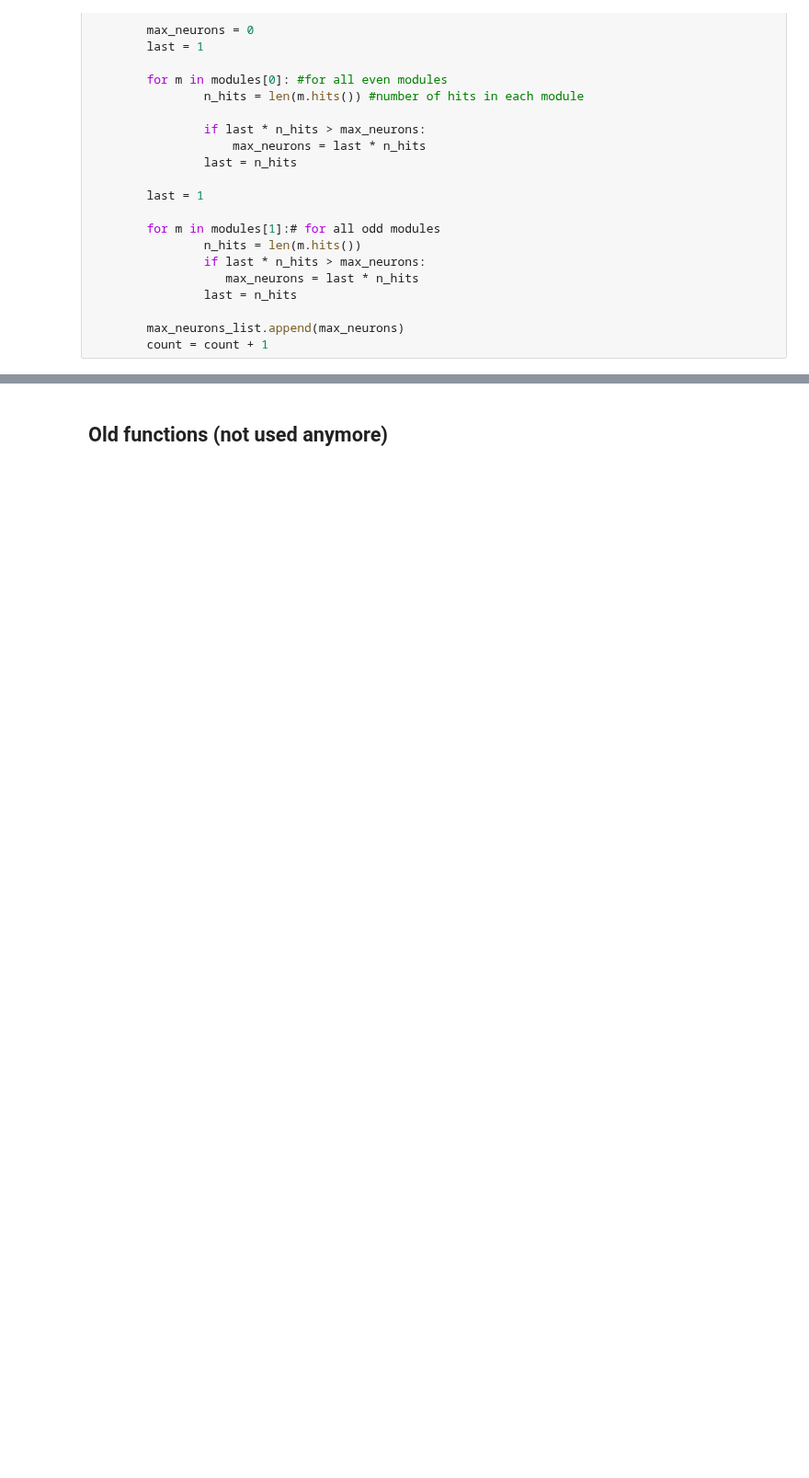
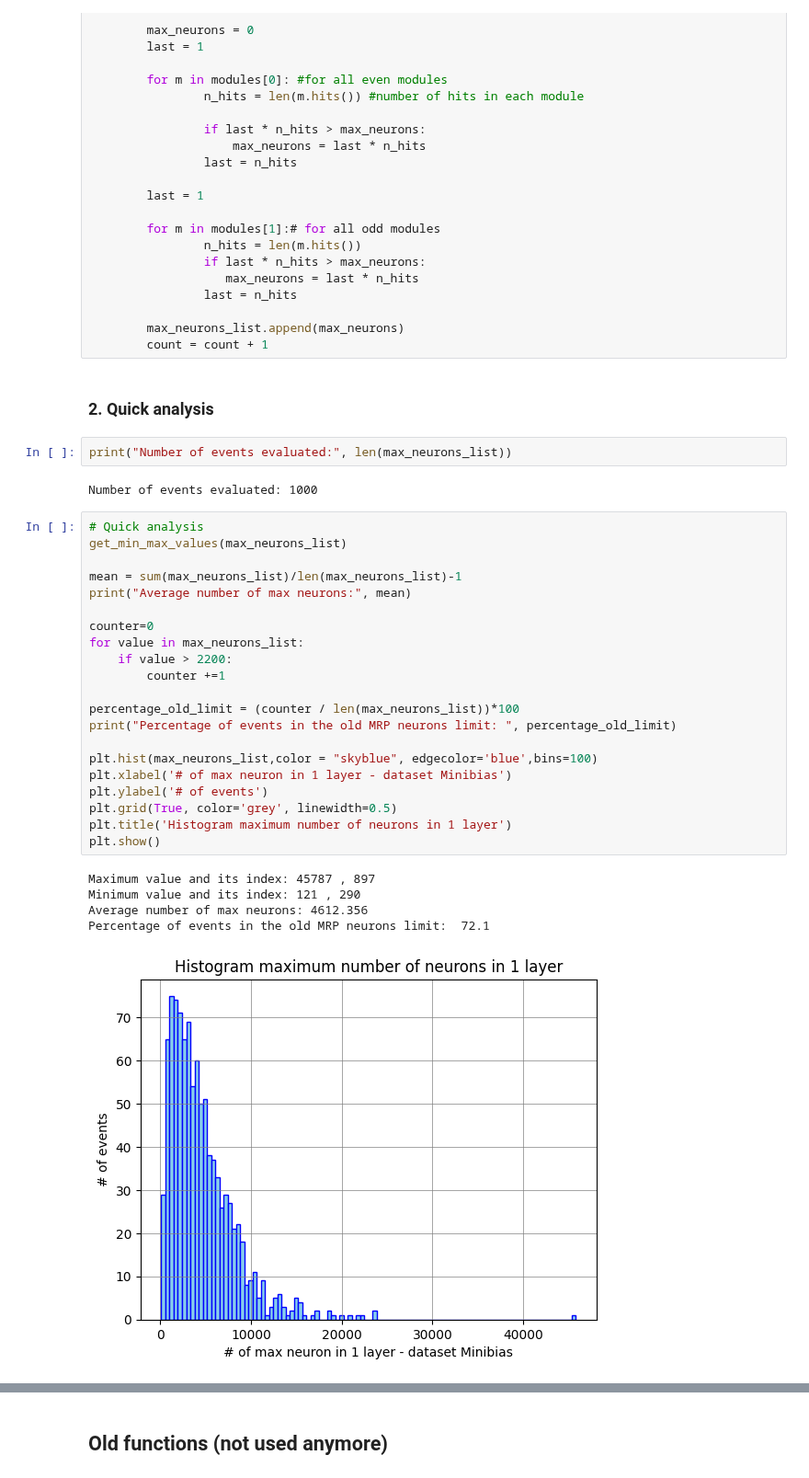
Before and after one commit to alawaree/Code_Thesis_HopfieldNetwork_VELO, a Jupyter notebook: data_analysis/neurons_count.ipynb, the cells around one changed output, grey strips where cells are left out. Shown at 92% size. Drawn from its saved outputs; the diff is of its cells as text; blank space fills up the shorter version.

```diff
--- a/data_analysis/neurons_count.ipynb
+++ b/data_analysis/neurons_count.ipynb
@@ -473,3 +455,36 @@ while count < nr_events:
 
         max_neurons_list.append(max_neurons)
         count = count + 1
+# %% [markdown]
+### 2. Quick analysis
+# %%
+print("Number of events evaluated:", len(max_neurons_list))
+# %% [output]
+Number of events evaluated: 1000
+# %%
+# Quick analysis
+get_min_max_values(max_neurons_list)
+
+mean = sum(max_neurons_list)/len(max_neurons_list)-1
+print("Average number of max neurons:", mean)
+
+counter=0
+for value in max_neurons_list:
+    if value > 2200:
+        counter +=1
+
+percentage_old_limit = (counter / len(max_neurons_list))*100
+print("Percentage of events in the old MRP neurons limit: ", percentage_old_limit)
+
+plt.hist(max_neurons_list,color = "skyblue", edgecolor='blue',bins=100)
+plt.xlabel('# of max neuron in 1 layer - dataset Minibias')
+plt.ylabel('# of events')
+plt.grid(True, color='grey', linewidth=0.5)
+plt.title('Histogram maximum number of neurons in 1 layer')
+plt.show()
+# %% [output]
+Maximum value and its index: 45787 , 897
+Minimum value and its index: 121 , 290
+Average number of max neurons: 4612.356
+Percentage of events in the old MRP neurons limit:  72.1
+[figure, added]
```
Also changed, not shown: parts of 37 cells of this notebook, 8 other files.
